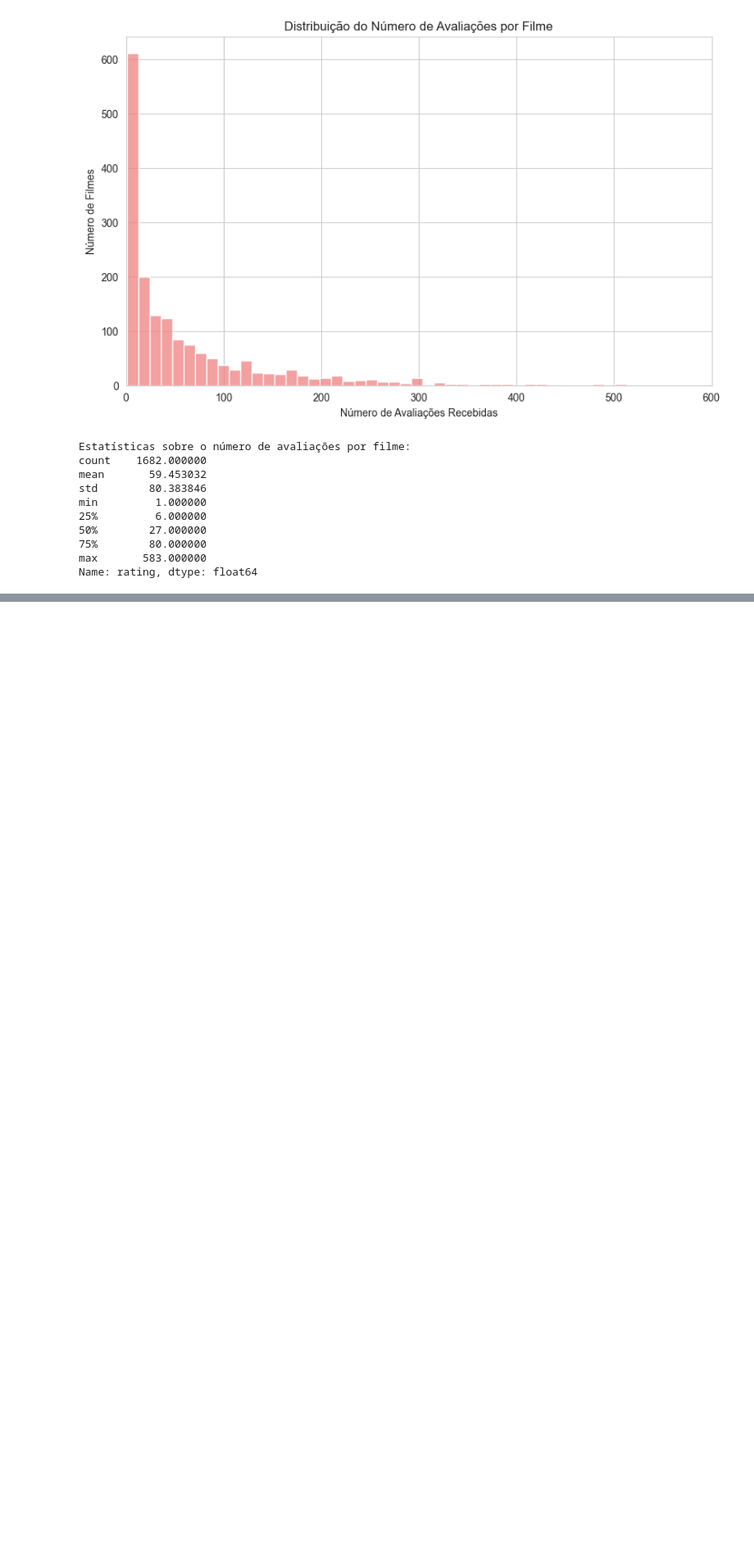
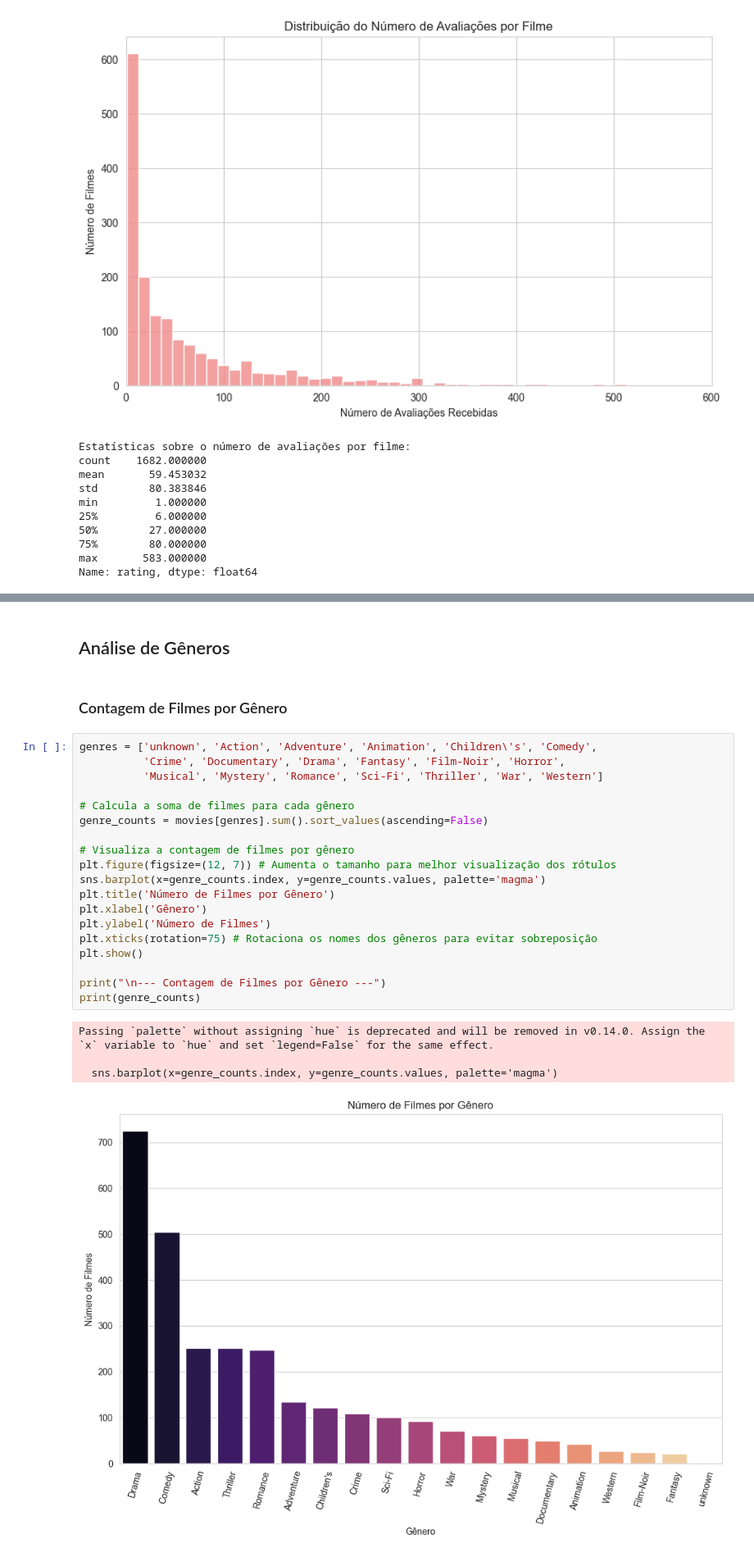
Before and after one commit to Renan-T/movie-recommendation-system, a Jupyter notebook: movie_lens_analysis.ipynb, the cells around one changed output, grey strips where cells are left out. Shown at 82% size. Drawn from its saved outputs; the diff is of its cells as text; blank space fills up the shorter version.

Commit message:
Concluída a fase de Análise Exploratória de Dados (EDA)

```diff
--- a/movie_lens_analysis.ipynb
+++ b/movie_lens_analysis.ipynb
@@ -244,0 +356,28 @@ Name: rating, dtype: float64
+# %% [markdown]
+## Análise de Gêneros
+# %% [markdown]
+### Contagem de Filmes por Gênero
+# %%
+genres = ['unknown', 'Action', 'Adventure', 'Animation', 'Children\'s', 'Comedy',
+          'Crime', 'Documentary', 'Drama', 'Fantasy', 'Film-Noir', 'Horror',
+          'Musical', 'Mystery', 'Romance', 'Sci-Fi', 'Thriller', 'War', 'Western']
+
+# Calcula a soma de filmes para cada gênero
+genre_counts = movies[genres].sum().sort_values(ascending=False)
+
+# Visualiza a contagem de filmes por gênero
+plt.figure(figsize=(12, 7)) # Aumenta o tamanho para melhor visualização dos rótulos
+sns.barplot(x=genre_counts.index, y=genre_counts.values, palette='magma')
+plt.title('Número de Filmes por Gênero')
+plt.xlabel('Gênero')
+plt.ylabel('Número de Filmes')
+plt.xticks(rotation=75) # Rotaciona os nomes dos gêneros para evitar sobreposição
+plt.show()
+
+print("\n--- Contagem de Filmes por Gênero ---")
+print(genre_counts)
+# %% [output]
+Passing `palette` without assigning `hue` is deprecated and will be removed in v0.14.0. Assign the `x` variable to `hue` and set `legend=False` for the same effect.
+
+  sns.barplot(x=genre_counts.index, y=genre_counts.values, palette='magma')
+[figure, added]
```
Also changed, not shown: parts of 11 cells of this notebook.
